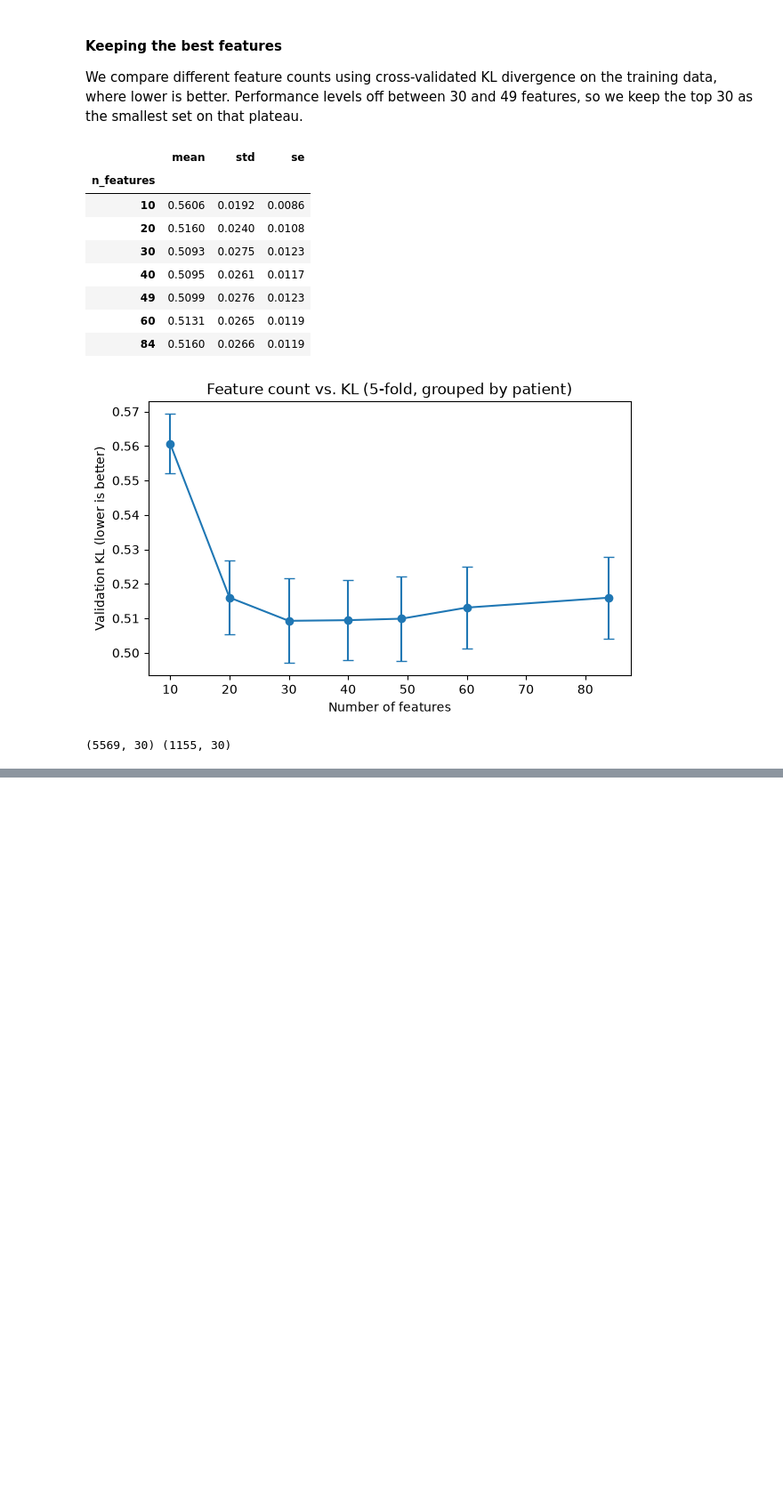
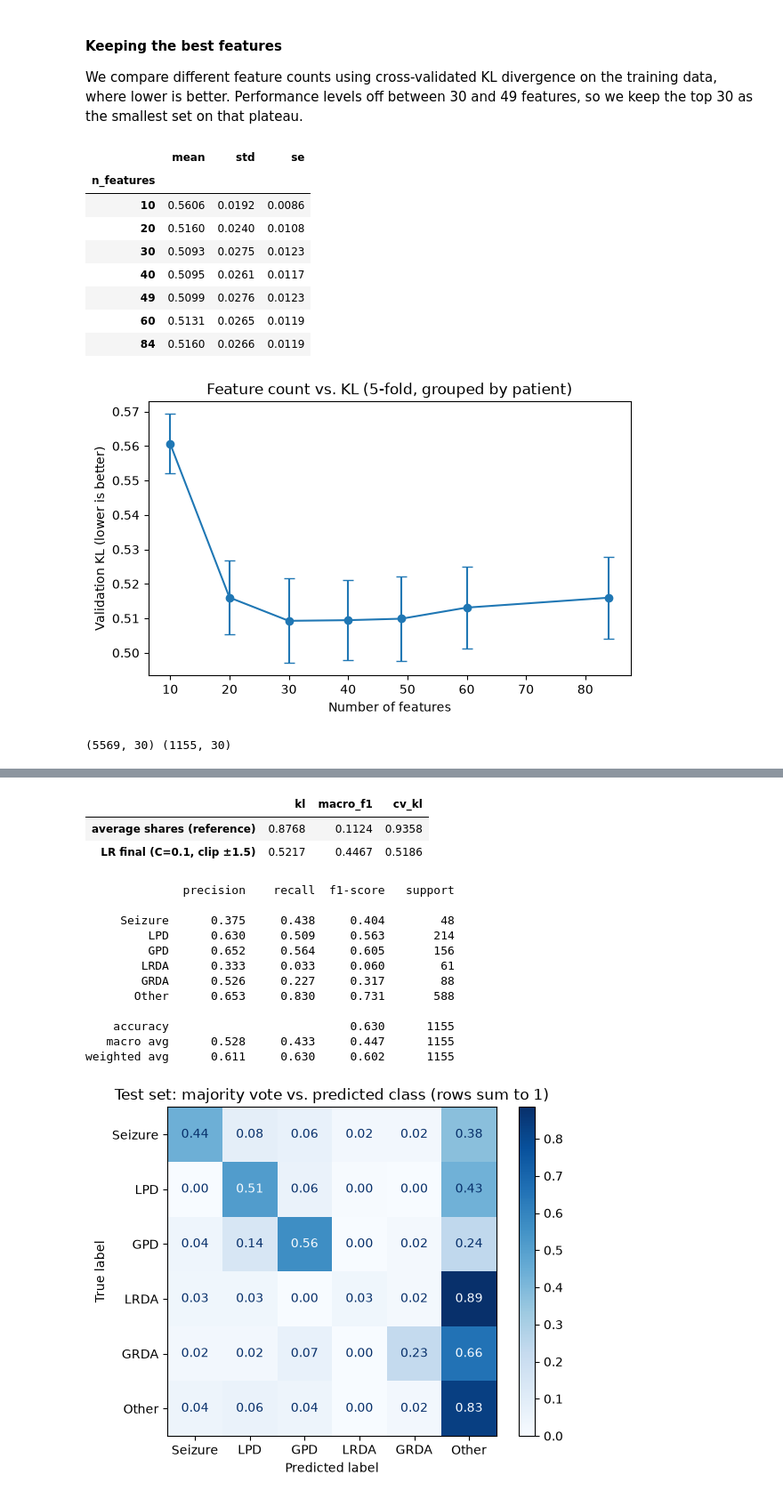
Before and after one commit to daviijulian/ML-Project-2, a Jupyter notebook: notebooks/DavidJulian.ipynb, the cells around one changed output, grey strips where cells are left out. Shown at 89% size. Cells and saved outputs as stored; diff of their text form; code cells hidden in the pictures; blank space fills up the shorter version.

```diff
--- a/notebooks/DavidJulian.ipynb
+++ b/notebooks/DavidJulian.ipynb
@@ -399,0 +463,14 @@ print(X_train_final.shape, X_test_final.shape)
+# %%
+from src.models import expand_soft_labels
+
+X_expanded, classes, weights = expand_soft_labels(X_train_final, y_train)
+print("segments:", len(X_train_final), "-> rows:", len(X_expanded))
+
+# Example: segment 2 had 11 votes (GPD 5, Other 5, GRDA 1), so it becomes 3 weighted rows
+position = np.flatnonzero(train_data["segment_id"].to_numpy() == 2)[0]
+segment_rows = np.flatnonzero(np.repeat(np.arange(len(y_train)), (y_train > 0).sum(axis=1)) == position)
+display(pd.DataFrame({"class": np.array(CLASS_NAMES)[classes[segment_rows]],
+                      "weight": weights[segment_rows].round(3)}))
+
+# Each segment's weights add up to 1, so every segment counts equally
+print("total weight:", round(weights.sum()), "= number of segments:", len(y_train))
@@ -399,0 +653,6 @@ print(X_train_final.shape, X_test_final.shape)
+# %%
+clip_threshold = 1.5  # best KL/macro-F1 trade-off in the comparison above
+lr_final_name = f"LR final (C={best_C}, clip ±{clip_threshold})"
+cv_results[lr_final_name] = cross_validate(make_clipped_lr(clip_threshold, C=best_C),
+                                           X_train_final, y_train, folds)
+summarize(cv_results)
@@ -399,0 +670,42 @@ print(X_train_final.shape, X_test_final.shape)
+# %%
+from sklearn.metrics import classification_report, ConfusionMatrixDisplay
+
+# Train the final model once on all training data, then predict the test set
+final_lr = make_clipped_lr(clip_threshold, C=best_C)
+test_pred = final_lr(X_train_final, y_train, X_test_final)
+reference_pred = fit_predict_prior(X_train_final, y_train, X_test_final)
+
+test_results = pd.DataFrame({
+    "average shares (reference)": evaluate(y_test, reference_pred),
+    lr_final_name: evaluate(y_test, test_pred),
+}).T.astype(float)
+test_results["cv_kl"] = [cv_results["average shares"]["kl"].mean(), cv_results[lr_final_name]["kl"].mean()]
+display(test_results.round(4))
+
+# Per-class results: which patterns the model finds easy or hard
+true_class, pred_class = majority_class(y_test), majority_class(test_pred)
+print(classification_report(true_class, pred_class, labels=range(len(CLASS_NAMES)),
+                            target_names=CLASS_NAMES, digits=3, zero_division=0))
+
+ConfusionMatrixDisplay.from_predictions(true_class, pred_class, labels=range(len(CLASS_NAMES)),
+                                        display_labels=CLASS_NAMES, normalize="true",
+                                        values_format=".2f", cmap="Blues")
+plt.title("Test set: majority vote vs. predicted class (rows sum to 1)")
+plt.show()
+# %% [output]
+|  | kl | macro_f1 | cv_kl |
+| average shares (reference) | 0.8768 | 0.1124 | 0.9358 |
+| LR final (C=0.1, clip ±1.5) | 0.5217 | 0.4467 | 0.5186 |
+              precision    recall  f1-score   support
+
+     Seizure      0.375     0.438     0.404        48
+         LPD      0.630     0.509     0.563       214
+         GPD      0.652     0.564     0.605       156
+        LRDA      0.333     0.033     0.060        61
+        GRDA      0.526     0.227     0.317        88
+       Other      0.653     0.830     0.731       588
+
+    accuracy                          0.630      1155
+   macro avg      0.528     0.433     0.447      1155
+weighted avg      0.611     0.630     0.602      1155
+[figure, added]
```
Also changed, not shown: parts of 20 cells of this notebook.
